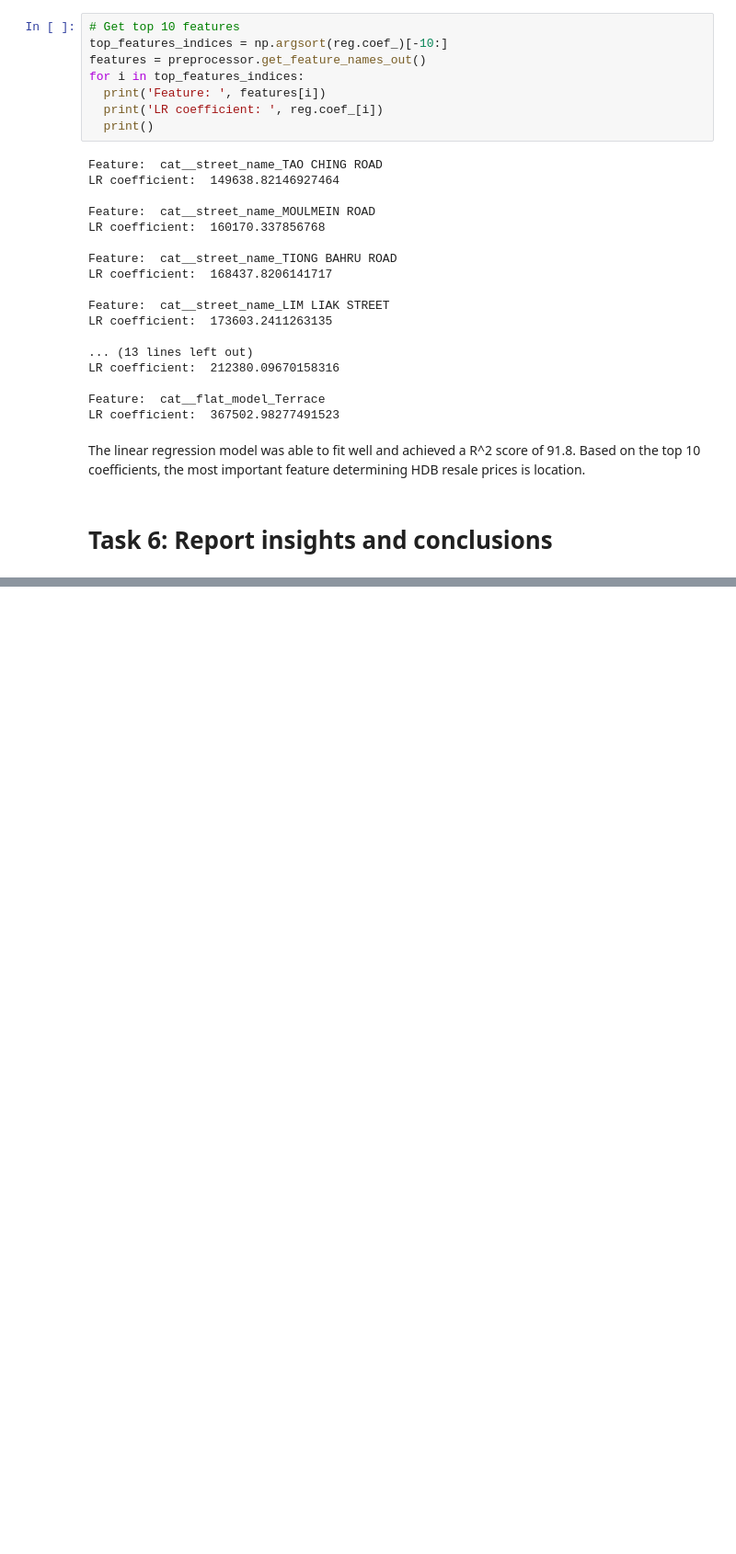
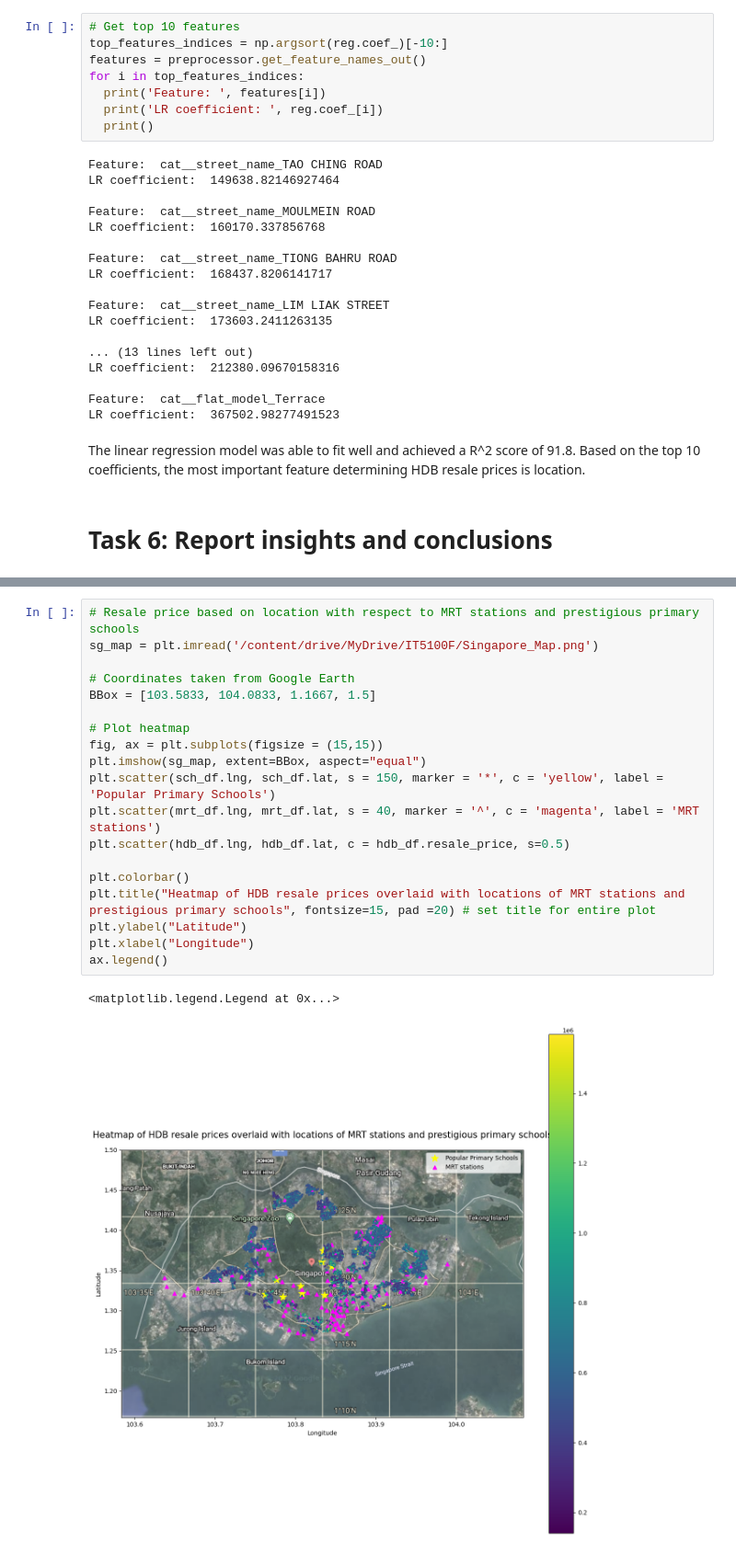
Before and after one commit to Phantom76819/IT5100F-Project, a Jupyter notebook: IT5100F_Project.ipynb, the cells around one changed output, grey strips where cells are left out. Shown at 92% size. Saved outputs shown, nothing was run; the diff lists cells and outputs as text; blank space fills up the shorter version.

```diff
--- a/IT5100F_Project.ipynb
+++ b/IT5100F_Project.ipynb
@@ -572,0 +571,22 @@ The linear regression model was able to fit well and achieved a R^2 score of 91.
+# %%
+# Resale price based on location with respect to MRT stations and prestigious primary schools
+sg_map = plt.imread('/content/drive/MyDrive/IT5100F/Singapore_Map.png')
+
+# Coordinates taken from Google Earth
+BBox = [103.5833, 104.0833, 1.1667, 1.5]
+
+# Plot heatmap
+fig, ax = plt.subplots(figsize = (15,15))
+plt.imshow(sg_map, extent=BBox, aspect="equal")
+plt.scatter(sch_df.lng, sch_df.lat, s = 150, marker = '*', c = 'yellow', label = 'Popular Primary Schools')
+plt.scatter(mrt_df.lng, mrt_df.lat, s = 40, marker = '^', c = 'magenta', label = 'MRT stations')
+plt.scatter(hdb_df.lng, hdb_df.lat, c = hdb_df.resale_price, s=0.5)
+
+plt.colorbar()
+plt.title("Heatmap of HDB resale prices overlaid with locations of MRT stations and prestigious primary schools", fontsize=15, pad =20) # set title for entire plot
+plt.ylabel("Latitude")
+plt.xlabel("Longitude")
+ax.legend()
+# %% [output]
+<matplotlib.legend.Legend at 0x...>
+[figure, added]
```
Also changed, not shown: parts of 10 cells of this notebook.
